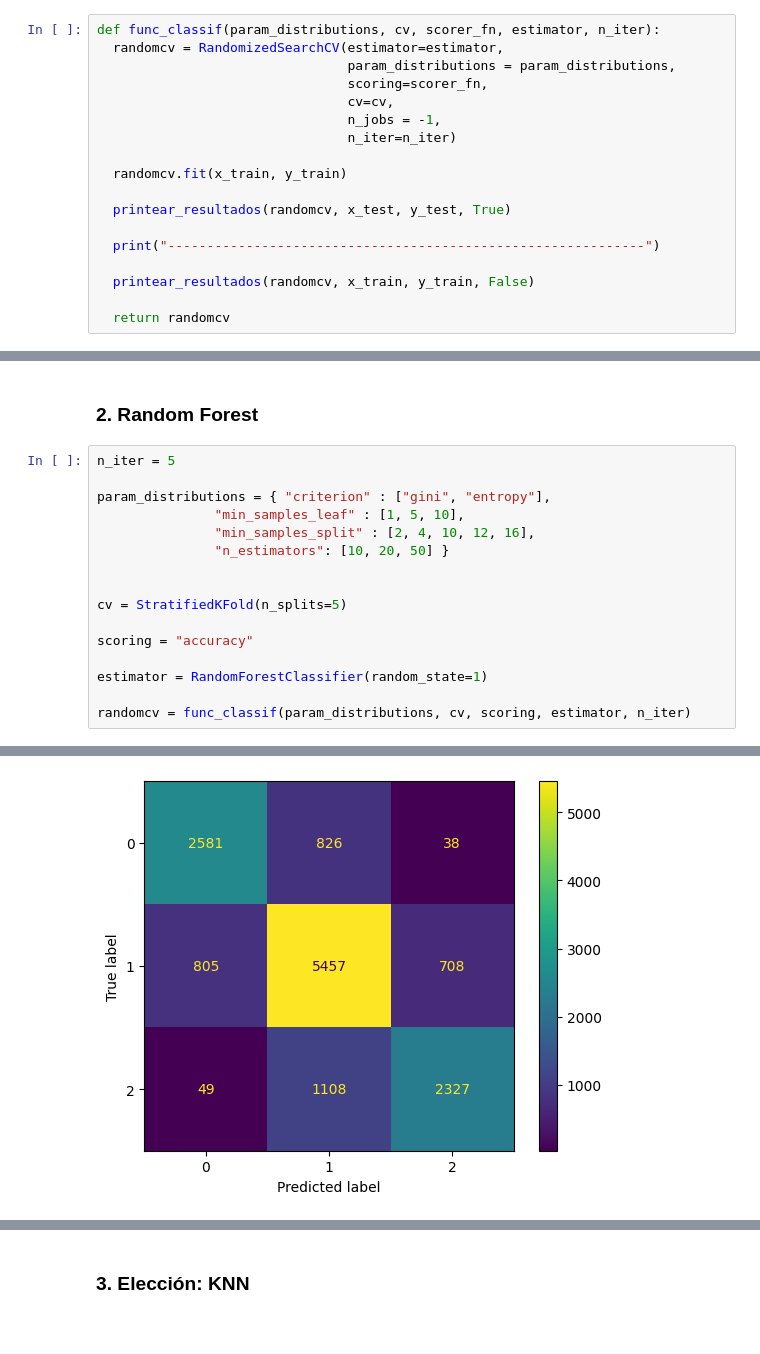
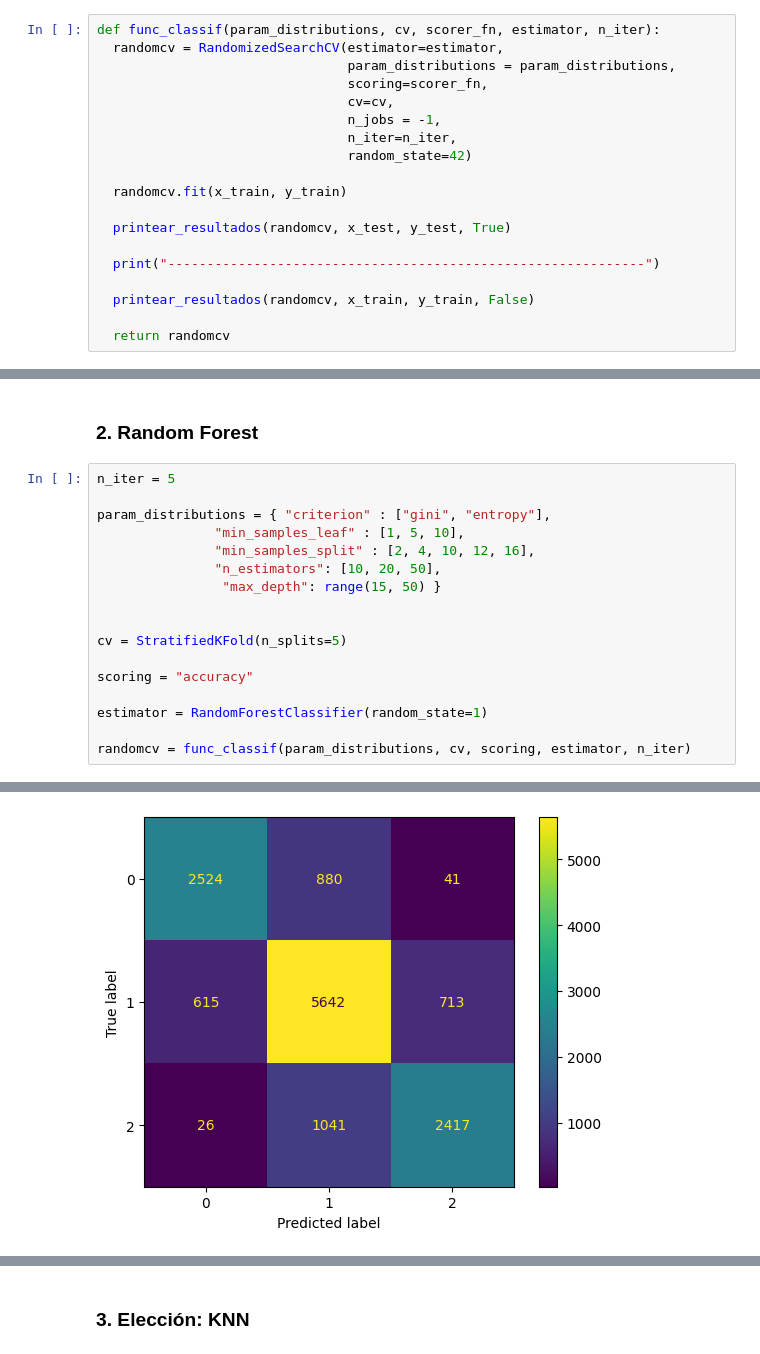
Before and after one commit to Taielmolina01/7506R-1C2024-GRUPO01, a Jupyter notebook: TP1/7606R_TP1_GRUPO01_ENTREGA_N2.ipynb, the cells around one changed output, grey strips where cells are left out. Drawn from its saved outputs; the diff is of its cells as text.

```diff
--- a/TP1/7606R_TP1_GRUPO01_ENTREGA_N2.ipynb
+++ b/TP1/7606R_TP1_GRUPO01_ENTREGA_N2.ipynb
@@ -450,7 +447,8 @@ def func_classif(param_distributions, cv, scorer_fn, estimator, n_iter):
                                 scoring=scorer_fn,
                                 cv=cv,
                                 n_jobs = -1,
-                                n_iter=n_iter)
+                                n_iter=n_iter,
+                                random_state=42)
 
   randomcv.fit(x_train, y_train)
 
@@ -542,7 +540,8 @@ n_iter = 5
 param_distributions = { "criterion" : ["gini", "entropy"],
                "min_samples_leaf" : [1, 5, 10],
                "min_samples_split" : [2, 4, 10, 12, 16],
-               "n_estimators": [10, 20, 50] }
+               "n_estimators": [10, 20, 50],
+                "max_depth": range(15, 50) }
 
 
 cv = StratifiedKFold(n_splits=5)
@@ -573 +572 @@ Accuracy: 0.9671901138632562
-[figure, old version]
+[figure, new version]
```
Also changed, not shown: parts of 16 cells of this notebook, 1 other file.
